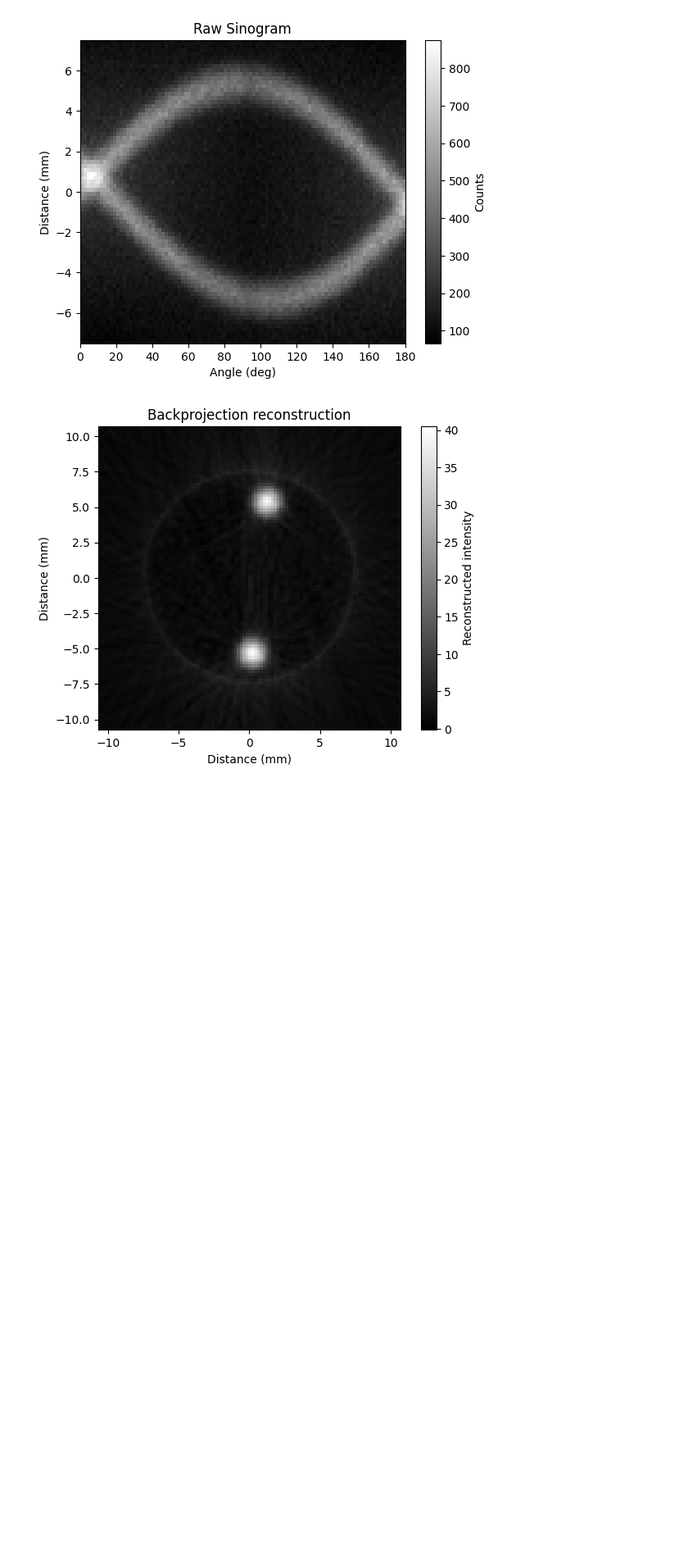
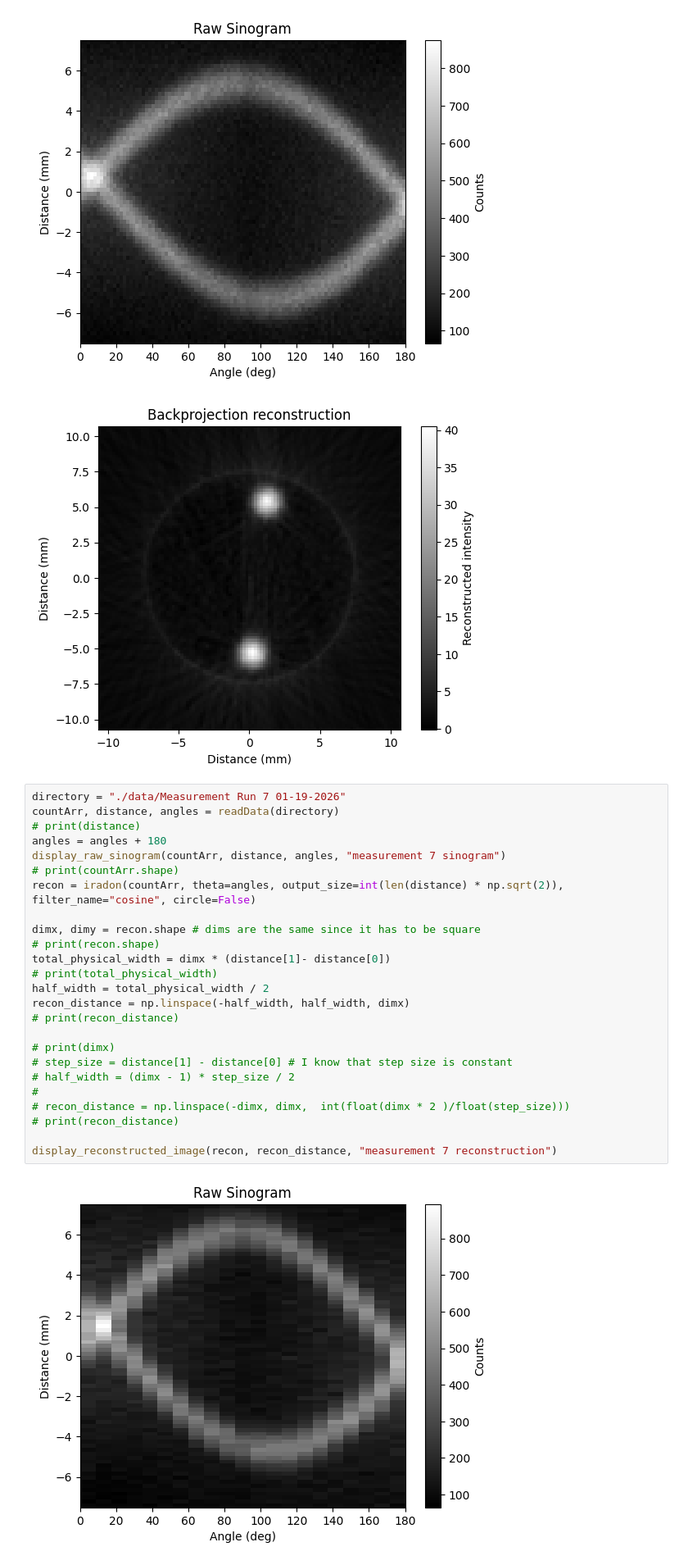
Before and after one commit to MarkZhit/PHYS409-PET, a Jupyter notebook: SinogramAnalysis.ipynb, the cells around one changed output. Shown at 82% size. Saved outputs shown, nothing was run; the diff lists cells and outputs as text; blank space fills up the shorter version.

Commit message:
Added image scan with large angle steps. it has many artifacts so its a bad idea. Wrote a few lines to compare linescans with vs without lead plates

```diff
--- a/SinogramAnalysis.ipynb
+++ b/SinogramAnalysis.ipynb
@@ -214,3 +214,30 @@ display_reconstructed_image(recon, recon_distance, "measurement 5 reconstruction
 # %% [output]
 [figure]
 [figure]
+# %%
+directory = "./data/Measurement Run 7 01-19-2026"
+countArr, distance, angles = readData(directory)
+# print(distance)
+angles = angles + 180
+display_raw_sinogram(countArr, distance, angles, "measurement 7 sinogram")
+# print(countArr.shape)
+recon = iradon(countArr, theta=angles, output_size=int(len(distance) * np.sqrt(2)), filter_name="cosine", circle=False)
+
+dimx, dimy = recon.shape # dims are the same since it has to be square
+# print(recon.shape)
+total_physical_width = dimx * (distance[1]- distance[0])
+# print(total_physical_width)
+half_width = total_physical_width / 2
+recon_distance = np.linspace(-half_width, half_width, dimx)
+# print(recon_distance)
+
+# print(dimx)
+# step_size = distance[1] - distance[0] # I know that step size is constant
+# half_width = (dimx - 1) * step_size / 2
+#
+# recon_distance = np.linspace(-dimx, dimx,  int(float(dimx * 2 )/float(step_size)))
+# print(recon_distance)
+
+display_reconstructed_image(recon, recon_distance, "measurement 7 reconstruction")
+# %% [output]
+[figure, added]
```
Also changed, not shown: parts of 1 cell of this notebook, 24 other files.
